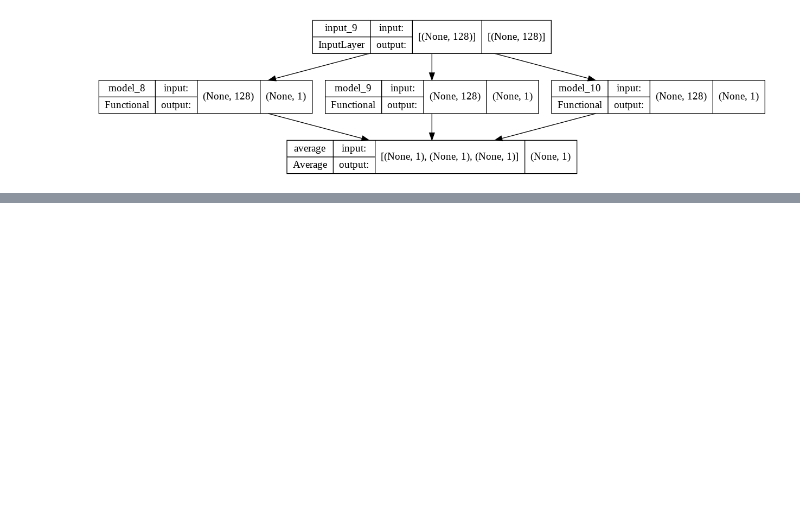
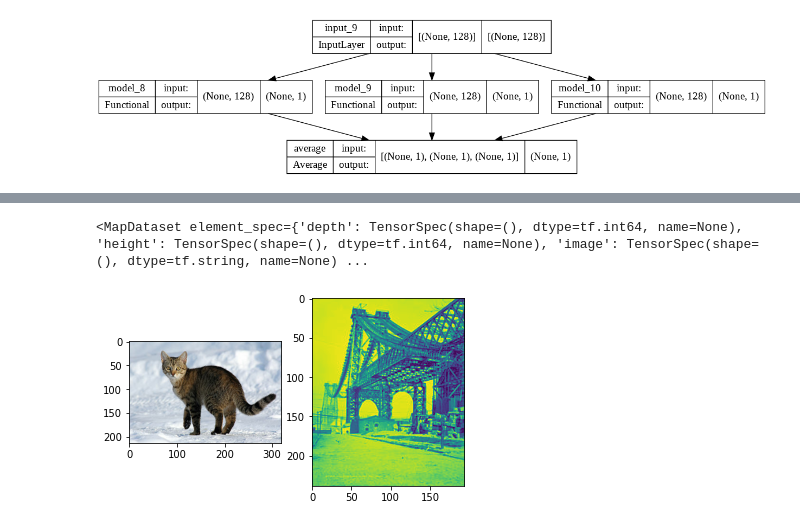
Before and after one commit to chi-hun/chi-hun, a Jupyter notebook: Untitled4.ipynb, the cells around one changed output, grey strips where cells are left out. Cells and saved outputs as stored; diff of their text form; code cells hidden in the pictures; blank space fills up the shorter version.

```diff
--- a/Untitled4.ipynb
+++ b/Untitled4.ipynb
@@ -2785,0 +2963,4 @@ ValueError: ignored
+# %%
+for i in tfrecord_dataset.take(1):
+    print(i.numpy())
+    print(tf.train.Example.FromString(i.numpy()))
@@ -2785,0 +3061,36 @@ ValueError: ignored
+# %%
+file_name = 'what.tfrecord'
+with tf.io.TFRecordWriter(file_name) as writer:
+    for filename, label in image_labels.items():
+        byte_image = open(filename, 'rb').read()
+        experimental = image_example_2(byte_image, label)
+        writer.write(experimental.SerializeToString())
+# %%
+xx = tf.data.TFRecordDataset(file_name)
+# %%
+image_feature_description = {
+    'height': tf.io.FixedLenFeature([], tf.int64),
+    'width': tf.io.FixedLenFeature([], tf.int64),
+    'depth': tf.io.FixedLenFeature([], tf.int64),
+    'image': tf.io.FixedLenFeature([], tf.string),
+    'label': tf.io.FixedLenFeature([], tf.int64),
+}
+
+def _parse_image_function(example_proto):
+  # Parse the input tf.train.Example proto using the dictionary above.
+  return tf.io.parse_single_example(example_proto, image_feature_description)
+
+parsed_image_dataset = xx.map(_parse_image_function)
+parsed_image_dataset
+# %% [output]
+<MapDataset element_spec={'depth': TensorSpec(shape=(), dtype=tf.int64, name=None), 'height': TensorSpec(shape=(), dtype=tf.int64, name=None), 'image': TensorSpec(shape=(), dtype=tf.string, name=None) ...
+# %%
+for i,j in enumerate(parsed_image_dataset):
+    img = tf.io.decode_jpeg(j['image'].numpy())
+    plt.subplot(1,2,i+1)
+    if i == 1:
+        img = tf.squeeze(img)
+    plt.imshow(img)
+plt.show()
+# %% [output]
+[figure, added]
```
Also changed, not shown: parts of 30 cells of this notebook.
